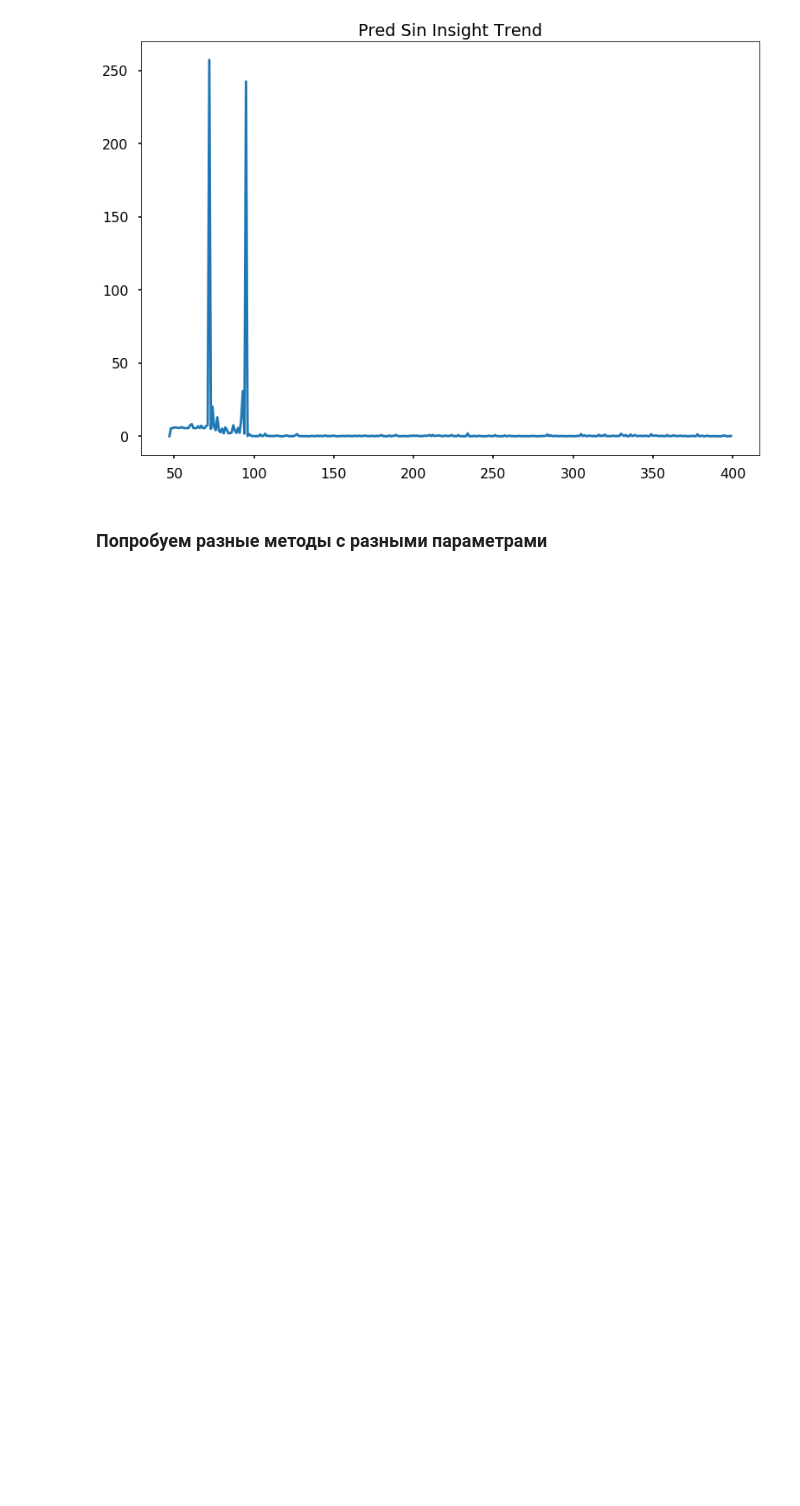
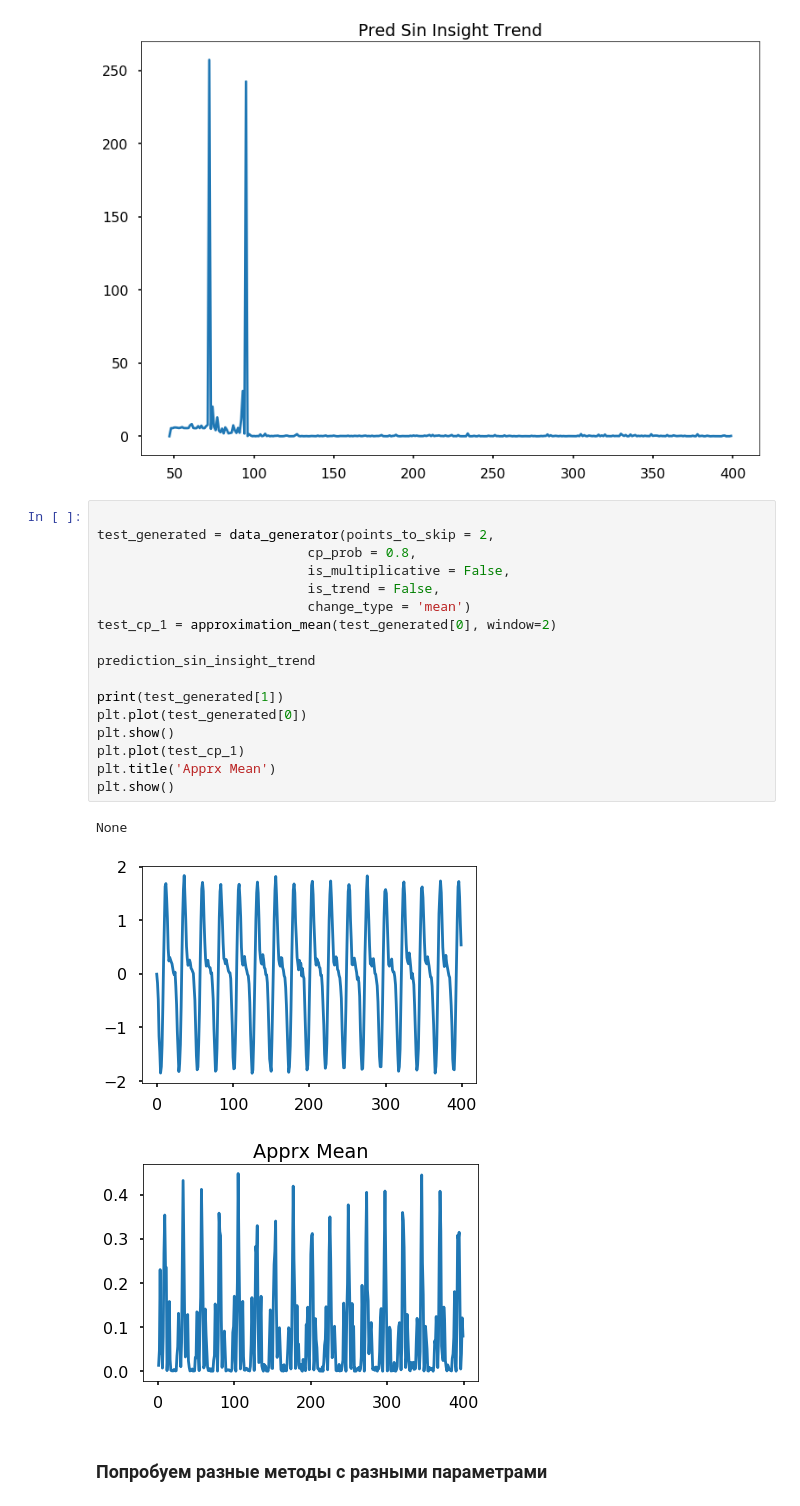
Before and after one commit to Klimmy/nir-ssa, a Jupyter notebook: 3rd semester/Pipeline.ipynb, the cells around one changed output. Saved outputs shown, nothing was run; the diff lists cells and outputs as text; blank space fills up the shorter version.

```diff
--- a/3rd semester/Pipeline.ipynb
+++ b/3rd semester/Pipeline.ipynb
@@ -586,6 +660,27 @@ plt.show()
 [figure]
 [figure]
 [figure]
+# %%
+
+test_generated = data_generator(points_to_skip = 2,
+                           cp_prob = 0.8,
+                           is_multiplicative = False,
+                           is_trend = False,
+                           change_type = 'mean')
+test_cp_1 = approximation_mean(test_generated[0], window=2)
+
+prediction_sin_insight_trend
+
+print(test_generated[1])
+plt.plot(test_generated[0])
+plt.show()
+plt.plot(test_cp_1)
+plt.title('Apprx Mean')
+plt.show()
+# %% [output]
+None
+[figure, added]
+[figure, added]
 # %% [markdown]
 ### Попробуем разные методы с разными параметрами
 # %%
```
Also changed, not shown: parts of 131 cells of this notebook, 4 other files.
